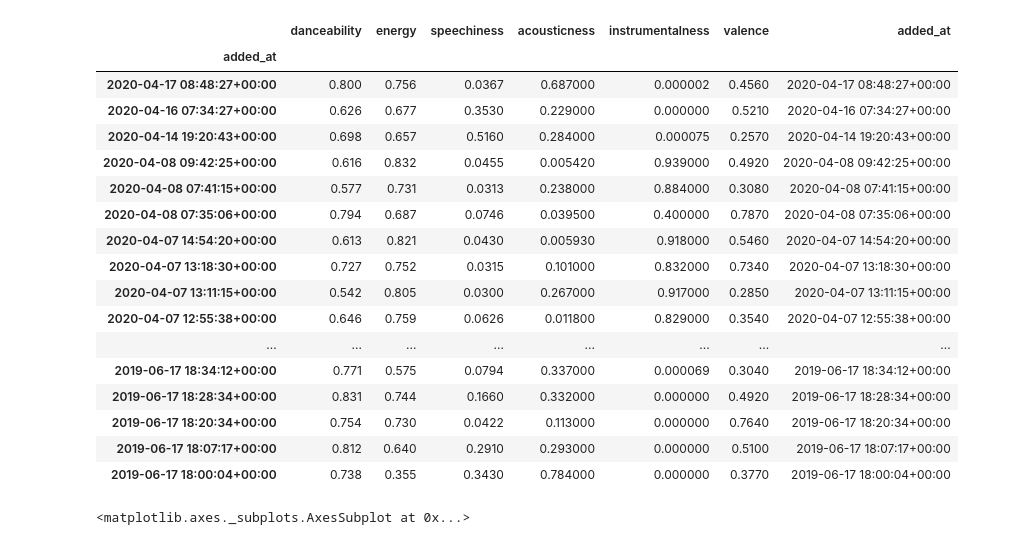
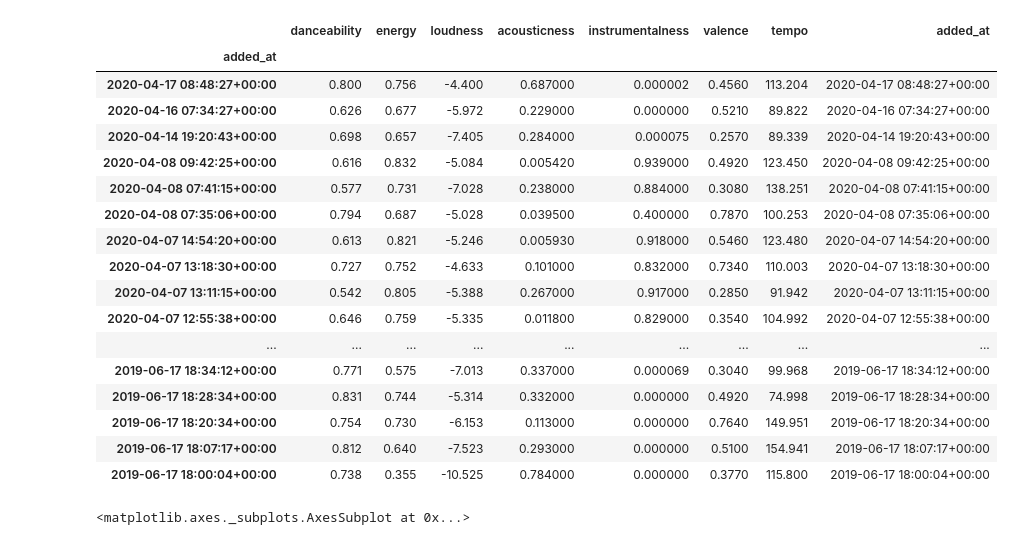
Before and after one commit to GabrieldeBlois/GraphsAndMatching, a Jupyter notebook: src/artous.ipynb, the cells around one changed output. Saved outputs shown, nothing was run; the diff lists cells and outputs as text; code cells hidden in the pictures.

```diff
--- a/src/artous.ipynb
+++ b/src/artous.ipynb
@@ -1,7 +1,7 @@
 # %%
 import pandas as pd
 
-df_artous = pd.read_csv("datasets/playlist-artous.csv")
+df_artous = pd.read_csv("datasets/playlist-artous-utf.csv", encoding = "ISO-8859-1")
 
 df_artous
 # %% [output]
@@ -30,31 +42,31 @@ nb_genres
 # %%
-interestingColumns = ['danceability', 'energy', 'speechiness', 'acousticness', 'instrumentalness', 'valence', 'added_at']
+interestingColumns = ['danceability', 'energy', 'loudness', 'acousticness', 'instrumentalness', 'valence', 'tempo', 'added_at']
 df_saved_tracks_timeIndex = df_artous
 
 df_saved_tracks_timeIndex.added_at = pd.to_datetime(df_saved_tracks_timeIndex.added_at)
 df_saved_tracks_timeIndex.set_index(df_saved_tracks_timeIndex.added_at)
 df_saved_tracks_timeIndex = df_saved_tracks_timeIndex[interestingColumns]
 df_saved_tracks_timeIndex.index = df_saved_tracks_timeIndex.added_at
 df_saved_tracks_timeIndex
 # %% [output]
-|  | danceability | energy | speechiness | acousticness | instrumentalness | valence | added_at |
-| added_at |  |  |  |  |  |  |  |
-| 2020-04-17 08:48:27+00:00 | 0.800 | 0.756 | 0.0367 | 0.687000 | 0.000002 | 0.4560 | 2020-04-17 08:48:27+00:00 |
-| 2020-04-16 07:34:27+00:00 | 0.626 | 0.677 | 0.3530 | 0.229000 | 0.000000 | 0.5210 | 2020-04-16 07:34:27+00:00 |
-| 2020-04-14 19:20:43+00:00 | 0.698 | 0.657 | 0.5160 | 0.284000 | 0.000075 | 0.2570 | 2020-04-14 19:20:43+00:00 |
-| 2020-04-08 09:42:25+00:00 | 0.616 | 0.832 | 0.0455 | 0.005420 | 0.939000 | 0.4920 | 2020-04-08 09:42:25+00:00 |
-| 2020-04-08 07:41:15+00:00 | 0.577 | 0.731 | 0.0313 | 0.238000 | 0.884000 | 0.3080 | 2020-04-08 07:41:15+00:00 |
-| 2020-04-08 07:35:06+00:00 | 0.794 | 0.687 | 0.0746 | 0.039500 | 0.400000 | 0.7870 | 2020-04-08 07:35:06+00:00 |
-| 2020-04-07 14:54:20+00:00 | 0.613 | 0.821 | 0.0430 | 0.005930 | 0.918000 | 0.5460 | 2020-04-07 14:54:20+00:00 |
-| 2020-04-07 13:18:30+00:00 | 0.727 | 0.752 | 0.0315 | 0.101000 | 0.832000 | 0.7340 | 2020-04-07 13:18:30+00:00 |
-| 2020-04-07 13:11:15+00:00 | 0.542 | 0.805 | 0.0300 | 0.267000 | 0.917000 | 0.2850 | 2020-04-07 13:11:15+00:00 |
-| 2020-04-07 12:55:38+00:00 | 0.646 | 0.759 | 0.0626 | 0.011800 | 0.829000 | 0.3540 | 2020-04-07 12:55:38+00:00 |
-| ... | ... | ... | ... | ... | ... | ... | ... |
-| 2019-06-17 18:34:12+00:00 | 0.771 | 0.575 | 0.0794 | 0.337000 | 0.000069 | 0.3040 | 2019-06-17 18:34:12+00:00 |
-| 2019-06-17 18:28:34+00:00 | 0.831 | 0.744 | 0.1660 | 0.332000 | 0.000000 | 0.4920 | 2019-06-17 18:28:34+00:00 |
-| 2019-06-17 18:20:34+00:00 | 0.754 | 0.730 | 0.0422 | 0.113000 | 0.000000 | 0.7640 | 2019-06-17 18:20:34+00:00 |
-| 2019-06-17 18:07:17+00:00 | 0.812 | 0.640 | 0.2910 | 0.293000 | 0.000000 | 0.5100 | 2019-06-17 18:07:17+00:00 |
-| 2019-06-17 18:00:04+00:00 | 0.738 | 0.355 | 0.3430 | 0.784000 | 0.000000 | 0.3770 | 2019-06-17 18:00:04+00:00 |
+|  | danceability | energy | loudness | acousticness | instrumentalness | valence | tempo | added_at |
+| added_at |  |  |  |  |  |  |  |  |
+| 2020-04-17 08:48:27+00:00 | 0.800 | 0.756 | -4.400 | 0.687000 | 0.000002 | 0.4560 | 113.204 | 2020-04-17 08:48:27+00:00 |
+| 2020-04-16 07:34:27+00:00 | 0.626 | 0.677 | -5.972 | 0.229000 | 0.000000 | 0.5210 | 89.822 | 2020-04-16 07:34:27+00:00 |
+| 2020-04-14 19:20:43+00:00 | 0.698 | 0.657 | -7.405 | 0.284000 | 0.000075 | 0.2570 | 89.339 | 2020-04-14 19:20:43+00:00 |
+| 2020-04-08 09:42:25+00:00 | 0.616 | 0.832 | -5.084 | 0.005420 | 0.939000 | 0.4920 | 123.450 | 2020-04-08 09:42:25+00:00 |
+| 2020-04-08 07:41:15+00:00 | 0.577 | 0.731 | -7.028 | 0.238000 | 0.884000 | 0.3080 | 138.251 | 2020-04-08 07:41:15+00:00 |
+| 2020-04-08 07:35:06+00:00 | 0.794 | 0.687 | -5.028 | 0.039500 | 0.400000 | 0.7870 | 100.253 | 2020-04-08 07:35:06+00:00 |
+| 2020-04-07 14:54:20+00:00 | 0.613 | 0.821 | -5.246 | 0.005930 | 0.918000 | 0.5460 | 123.480 | 2020-04-07 14:54:20+00:00 |
+| 2020-04-07 13:18:30+00:00 | 0.727 | 0.752 | -4.633 | 0.101000 | 0.832000 | 0.7340 | 110.003 | 2020-04-07 13:18:30+00:00 |
+| 2020-04-07 13:11:15+00:00 | 0.542 | 0.805 | -5.388 | 0.267000 | 0.917000 | 0.2850 | 91.942 | 2020-04-07 13:11:15+00:00 |
+| 2020-04-07 12:55:38+00:00 | 0.646 | 0.759 | -5.335 | 0.011800 | 0.829000 | 0.3540 | 104.992 | 2020-04-07 12:55:38+00:00 |
+| ... | ... | ... | ... | ... | ... | ... | ... | ... |
+| 2019-06-17 18:34:12+00:00 | 0.771 | 0.575 | -7.013 | 0.337000 | 0.000069 | 0.3040 | 99.968 | 2019-06-17 18:34:12+00:00 |
+| 2019-06-17 18:28:34+00:00 | 0.831 | 0.744 | -5.314 | 0.332000 | 0.000000 | 0.4920 | 74.998 | 2019-06-17 18:28:34+00:00 |
+| 2019-06-17 18:20:34+00:00 | 0.754 | 0.730 | -6.153 | 0.113000 | 0.000000 | 0.7640 | 149.951 | 2019-06-17 18:20:34+00:00 |
+| 2019-06-17 18:07:17+00:00 | 0.812 | 0.640 | -7.523 | 0.293000 | 0.000000 | 0.5100 | 154.941 | 2019-06-17 18:07:17+00:00 |
+| 2019-06-17 18:00:04+00:00 | 0.738 | 0.355 | -10.525 | 0.784000 | 0.000000 | 0.3770 | 115.800 | 2019-06-17 18:00:04+00:00 |
 # %%
 import seaborn as sns
 
```
Also changed, not shown: parts of 20 cells of this notebook, 1 other file.
